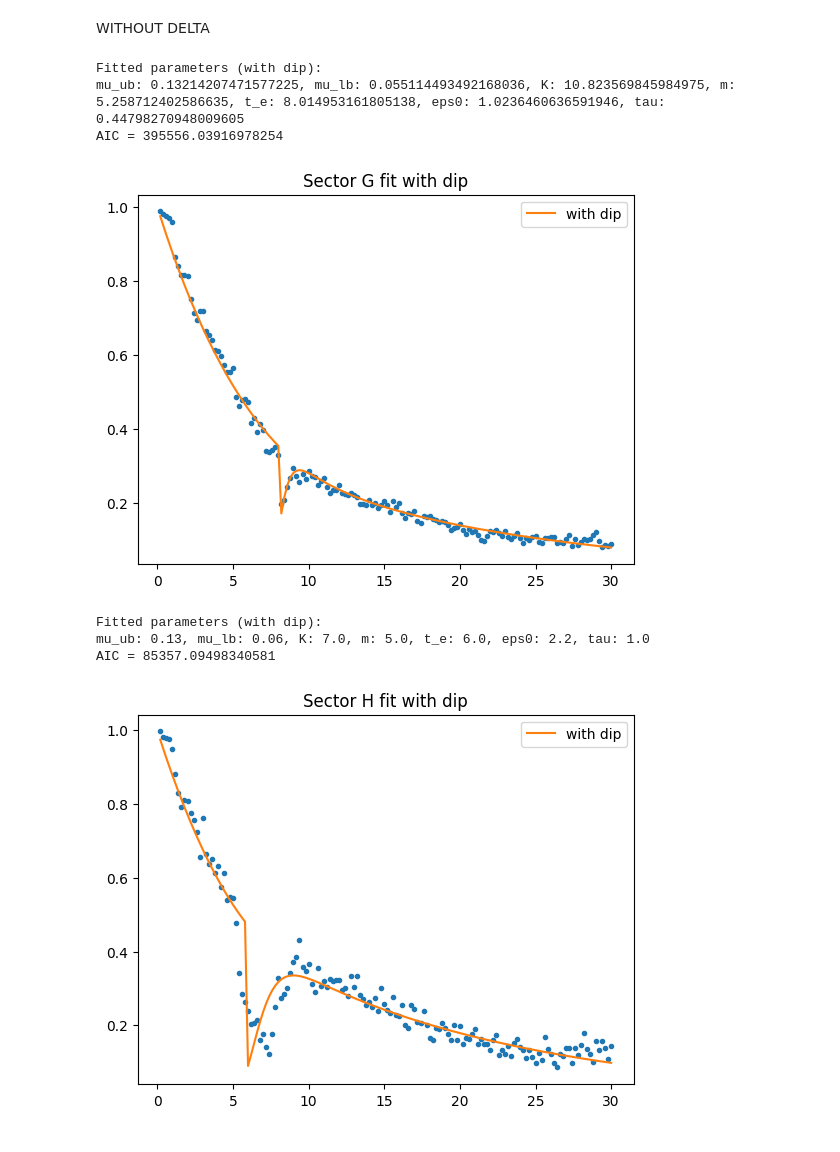
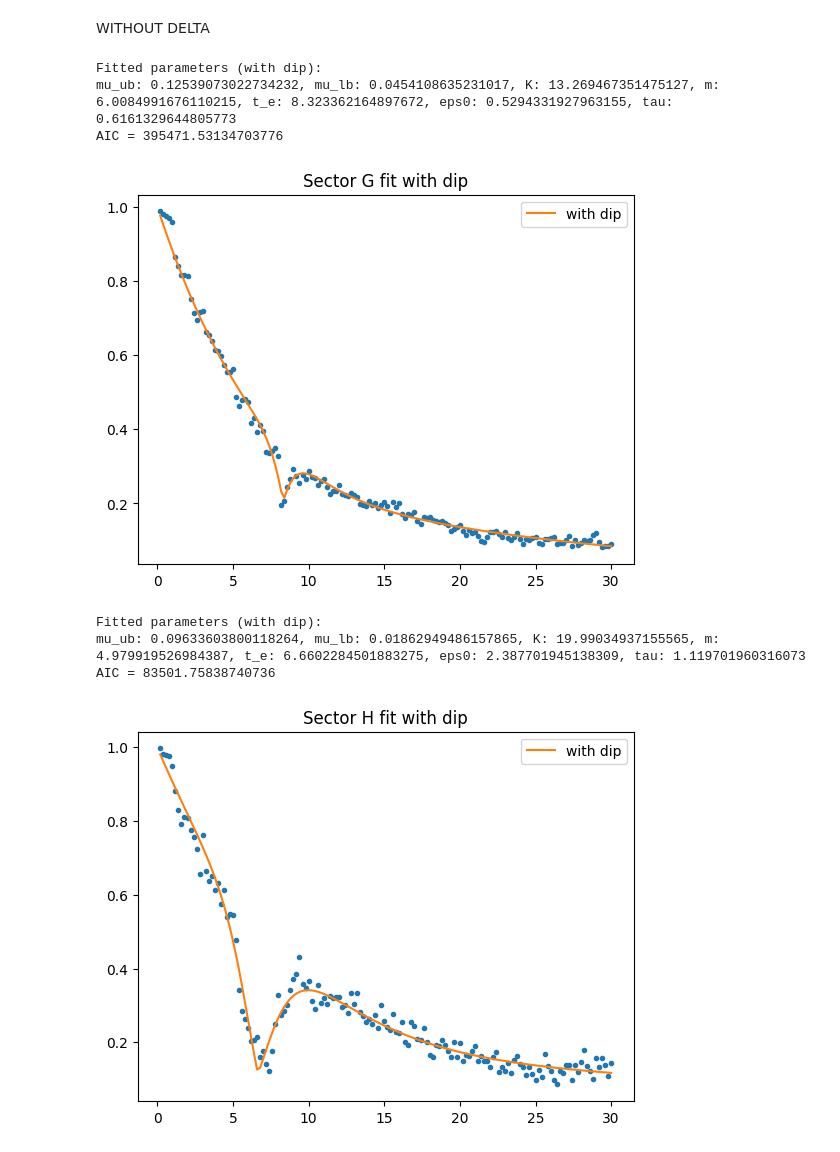
Before and after one commit to maxcyn/a-star, a Jupyter notebook: dip_model.ipynb, the cells around one changed output. Drawn from its saved outputs; the diff is of its cells as text; code cells hidden in the pictures.

```diff
--- a/dip_model.ipynb
+++ b/dip_model.ipynb
@@ -347,16 +393,15 @@ import numpy as np
 from scipy.integrate import quad
 
 def epsilon(a, eps0, tau, t_e):
-    return eps0 * np.exp(-(a - t_e) / tau)
+    return eps0 * np.exp(-abs(a - t_e) / tau)
 
 def hill_survival_with_dip(a, mu_ub, mu_lb, K, m, t_e, eps0, tau):
 
-    if a < t_e:
-        return hill_survival_function(a, mu_ub, mu_lb, K, m)
+    # if a < t_e:
+    #     return hill_survival_function(a, mu_ub, mu_lb, K, m)
 
-    else:
-        val, _ = quad(lambda s: hill_hazard(s, mu_ub, mu_lb, K, m), a-t_e, a)
-        return hill_survival_function(a, mu_ub, mu_lb, K, m) * np.exp(-epsilon(a, eps0, tau, t_e) * val)
+    val, _ = quad(lambda s: hill_hazard(s, mu_ub, mu_lb, K, m), 0, a)
+    return hill_survival_function(a, mu_ub, mu_lb, K, m) * np.exp(-epsilon(a, eps0, tau, t_e) * val)
 
 def model_hill_with_dip(ages, mu_ub, mu_lb, K, m, t_e, eps0, tau):
     return np.array([hill_survival_with_dip(a, mu_ub, mu_lb, K, m, t_e, eps0, tau) for a in ages])
@@ -406,7 +451,7 @@ totals, survivors = obtain_total_alive_count(df_analysis, 'Sector', 'G')
 # mu_lb, mu_ub, K, m, t_e, delta = fit_hill_with_dip(ages, survivors, totals, [0.18, 0.05, 6, 10, 7, 3]).x
 from scipy.optimize import minimize
 
-initial_guess = [0.13, 0.07, 10, 5, 8, 0.5, 0.5]
+initial_guess = [0.13, 0.07, 10, 5, 8.2, 0.5, 0.3]
 bounds = [
     (0.01, 0.3),   # mu_ub
     (0.01, 0.3),   # mu_lb
@@ -432,11 +477,14 @@ plt.plot(ages, model_hill_with_dip(ages, mu_ub, mu_lb, K, m, t_e, eps0, tau), la
 plt.title('Sector G fit with dip')
 plt.legend()
 plt.show()
+
+# AIC for sector G
+# with dip: 395498.34404120164, original: 396775.65376669867
 # %% [output]
 Fitted parameters (with dip):
-mu_ub: 0.13214207471577225, mu_lb: 0.055114493492168036, K: 10.823569845984975, m: 5.258712402586635, t_e: 8.014953161805138, eps0: 1.0236460636591946, tau: 0.44798270948009605
-AIC = 395556.03916978254
+mu_ub: 0.12539073022734232, mu_lb: 0.0454108635231017, K: 13.269467351475127, m: 6.0084991676110215, t_e: 8.323362164897672, eps0: 0.5294331927963155, tau: 0.6161329644805773
+AIC = 395471.53134703776
-[figure, old version]
+[figure, new version]
 # %%
 import matplotlib.pyplot as plt
 from survival_analysis import obtain_survival_fractions, obtain_total_alive_count
@@ -445,36 +493,40 @@ import numpy as np
 survival_fractions, ages = obtain_survival_fractions(df_analysis, 'Sector', 'H')
 totals, survivors = obtain_total_alive_count(df_analysis, 'Sector', 'H')
 # mu_lb, mu_ub, K, m, t_e, delta = fit_hill_with_dip(ages, survivors, totals, [0.18, 0.05, 6, 10, 7, 3]).x
 from scipy.optimize import minimize
 
-initial_guess = [0.13, 0.06, 7, 5, 6, 2.2, 1]
+initial_guess = [0.11, 0.08, 20, 5, 7, 2.2, 0.7]
 bounds = [
     (0.01, 0.3),   # mu_ub
     (0.01, 0.3),   # mu_lb
     (0.1, 30),     # K
     (0.5, 100),    # m
     (3, 10),       # t_e
     (0.1, 20),    # eps0
     (0.01, 30)      # tau
 ]
-# result = minimize(lsq_hill_with_dip, initial_guess, args=(ages, survival_fractions), bounds=bounds)
-result = fit_hill_with_dip(ages, survivors, totals, initial_guess)
+result = minimize(lsq_hill_with_dip, initial_guess, args=(ages, survival_fractions), bounds=bounds)
+# result = fit_hill_with_dip(ages, survivors, totals, initial_guess)
 mu_ub, mu_lb, K, m, t_e, eps0, tau = result.x
 print("Fitted parameters (with dip):")
 print(f"mu_ub: {mu_ub}, mu_lb: {mu_lb}, K: {K}, m: {m}, t_e: {t_e}, eps0: {eps0}, tau: {tau}")
 
 aic_with_dip = 2 * 7 + 2 * neg_ll_hill_with_dip(result.x, ages, survivors, totals)
 print(f'AIC = {aic_with_dip}')
 
 plt.plot(ages, survival_fractions, 'o', markersize=3)
 plt.plot(ages, model_hill_with_dip(ages, mu_ub, mu_lb, K, m, t_e, eps0, tau), label='with dip')
 # plt.plot(ages, model_survival_curve_hill(ages, 0.190143914, 0.028016019, 6.93767599, 100), '--', label = 'original MLE fit')
 # plt.plot(ages, model_survival_curve_hill(ages, mu_ub, mu_lb, K, m), label='without dip')
 plt.title('Sector H fit with dip')
 plt.legend()
 plt.show()
+
+# Fitted parameters (with dip):
+# mu_ub: 0.11555052725787383, mu_lb: 0.06802543565439674, K: 6.28151448827344, m: 9.857046612774358, t_e: 7.399999994978641, delta: 2.258860201858482, eps0: 3.4390450728837187, tau: 1.5014303322016382
+# AIC (with dip): 83317.78278673897
 # %% [output]
 Fitted parameters (with dip):
-mu_ub: 0.13, mu_lb: 0.06, K: 7.0, m: 5.0, t_e: 6.0, eps0: 2.2, tau: 1.0
-AIC = 85357.09498340581
+mu_ub: 0.09633603800118264, mu_lb: 0.01862949486157865, K: 19.99034937155565, m: 4.979919526984387, t_e: 6.6602284501883275, eps0: 2.387701945138309, tau: 1.119701960316073
+AIC = 83501.75838740736
-[figure, old version]
+[figure, new version]
```
Also changed, not shown: parts of 2 cells of this notebook.
